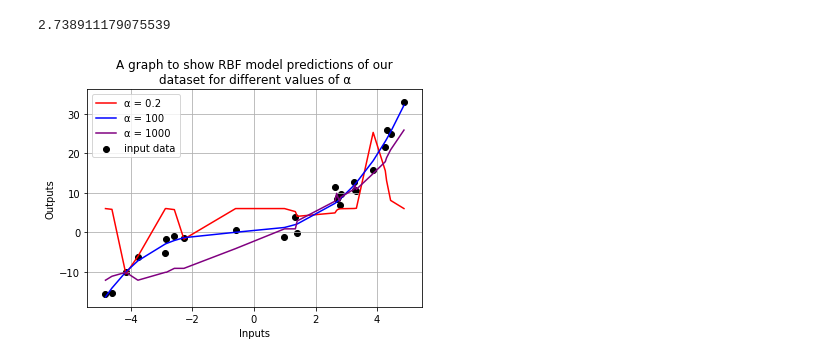
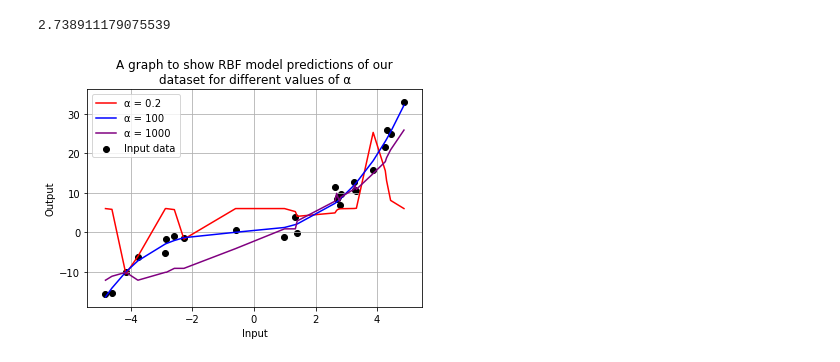
Before and after one commit to hwixley/IAML-cwk1, a Jupyter notebook: INFR10069-2020-CW1/IAML-cwk1.ipynb, the cells around one changed output. Saved outputs shown, nothing was run; the diff lists cells and outputs as text; code cells hidden in the pictures.

```diff
--- a/INFR10069-2020-CW1/IAML-cwk1.ipynb
+++ b/INFR10069-2020-CW1/IAML-cwk1.ipynb
@@ -296,34 +296,34 @@ phi1[:,4] = rbf(x,4,0.2)
 phi2 = phi.copy()
 phi2[:,1] = rbf(x,-4,100)
 phi2[:,2] = rbf(x,-2,100)
 phi2[:,3] = rbf(x,2,100)
 phi2[:,4] = rbf(x,4,100)
 
 phi3 = phi.copy()
 phi3[:,1] = rbf(x,-4,1000)
 phi3[:,2] = rbf(x,-2,1000)
 phi3[:,3] = rbf(x,2,1000)
 phi3[:,4] = rbf(x,4,1000)
 
 mod = sklearn.linear_model.LinearRegression(fit_intercept=True)
 mod.fit(phi1,y)
 phi1p = mod.predict(phi1)
 plt.plot(X1, phi1p, c = 'red', label = 'α = 0.2')
 
 mod.fit(phi2,y)
 phi2p = mod.predict(phi2)
 plt.plot(X1, phi2p, c = 'blue', label = 'α = 100')
 
 mod.fit(phi3,y)
 phi3p = mod.predict(phi3)
 plt.plot(X1, phi3p, c = 'purple', label = 'α = 1000')
 
-plt.scatter(x,y, c= 'black', label = 'input data')
+plt.scatter(x,y, c= 'black', label = 'Input data')
 plt.legend(loc="upper left")
 plt.grid(True)
 plt.title('A graph to show RBF model predictions of our\ndataset for different values of α')
-plt.xlabel('Inputs')
-plt.ylabel('Outputs')
+plt.xlabel('Input')
+plt.ylabel('Output')
 plt.show()
 # %% [output]
-[figure, old version]
+[figure, new version]
```
Also changed, not shown: 3 other files.
